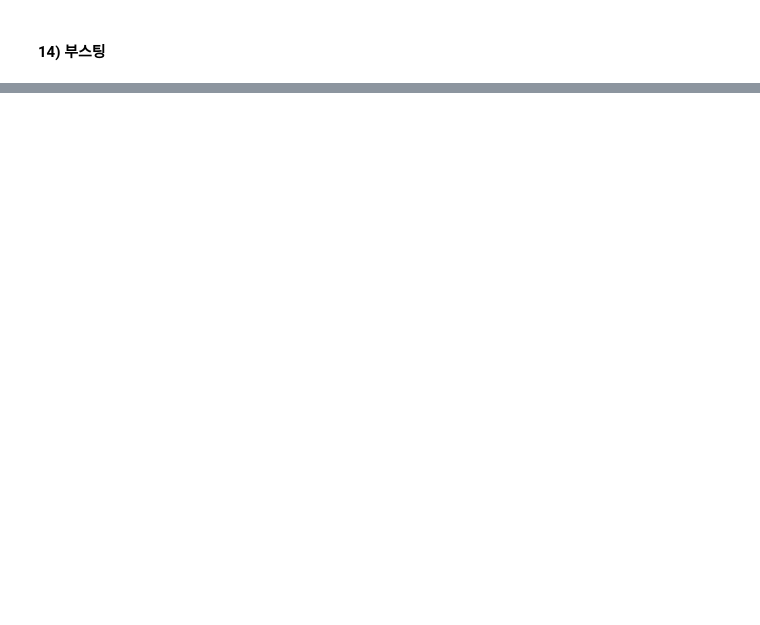
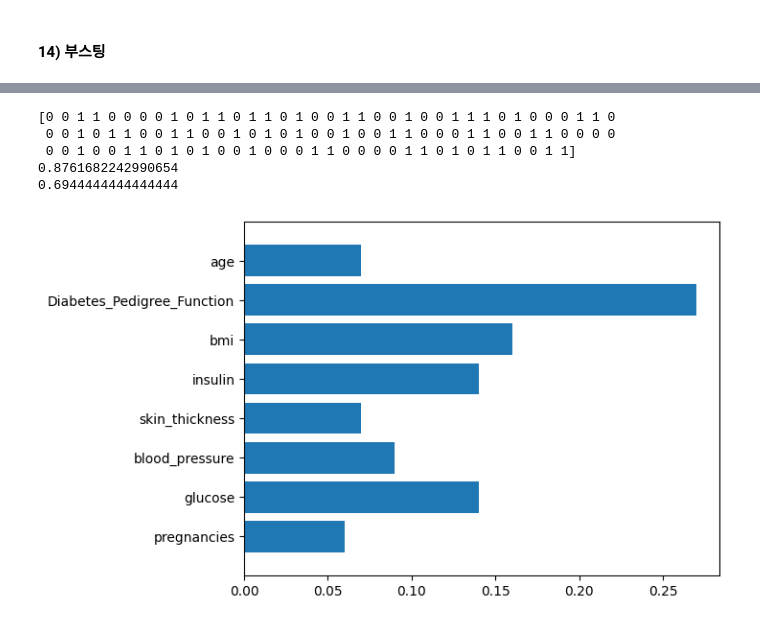
Before and after one commit to manki8908/Class_TJ_c22, a Jupyter notebook: SRC/python-의사결정나무.ipynb, the cells around one changed output, grey strips where cells are left out. Cells and saved outputs as stored; diff of their text form; code cells hidden in the pictures; blank space fills up the shorter version.

```diff
--- a/SRC/python-의사결정나무.ipynb
+++ b/SRC/python-의사결정나무.ipynb
@@ -2073,0 +2194,72 @@ plot_tree(model3)
+# %%
+################################################
+
+X = df_samp[train_cols] # 독립변수
+
+y = df_samp["outcome"]
+
+################################################
+
+from sklearn.model_selection import train_test_split
+
+X_train, X_test, y_train, y_test = train_test_split(X, y, test_size=0.2, stratify=y, random_state=10)
+# %%
+################################################
+
+# base_estimator : 부스트 앙상블이 만들어지는 기본 분류모형,
+
+#  기본값 DecisionTreeClassifier (max_depth = 1)
+
+# n_estimators : 기본값 = 50, 부스팅이 종료되는 최대 추정량(조기 종료)
+
+# learning_rate : 기본값 = 1, 학습진행 속도
+
+#에이다부스트(adaboost) : adaptive boost(적응형 부스트)
+
+#  학습 데이터에 가중치를 주고 분류 모형이 틀리게 예측한 데이터의 가중치를 합한 값을 손실함수로 사용하고
+
+#  손실함수를 최소화하는 모형을 선택하는 알고리즘
+
+from sklearn.ensemble import AdaBoostClassifier
+
+model_ada = AdaBoostClassifier(n_estimators=100, random_state=0)
+
+model_ada.fit(X_train, y_train)
+
+print(model_ada.predict(X_test))
+
+print(model_ada.score(X_train, y_train))
+
+print(model_ada.score(X_test, y_test))
+# %% [output]
+[0 0 1 1 0 0 0 0 1 0 1 1 0 1 1 0 1 0 0 1 1 0 0 1 0 0 1 1 1 0 1 0 0 0 1 1 0
+ 0 0 1 0 1 1 0 0 1 1 0 0 1 0 1 0 1 0 0 1 0 0 1 1 0 0 0 1 1 0 0 1 1 0 0 0 0
+ 0 0 1 0 0 1 1 0 1 0 1 0 0 1 0 0 0 1 1 0 0 0 0 1 1 0 1 0 1 1 0 0 1 1]
+0.8761682242990654
+0.6944444444444444
+# %%
+################################################
+
+#트리를 만드는 결정에 각 특성이 얼마나 중요한지를 평가하는 특성 중요도 적용
+
+#0~1 사이의 값(0 전혀 사용되지 않음 ~ 1 완벽하게 타겟 클래스 예측)
+
+import numpy as np
+
+import matplotlib.pyplot as plt
+
+def plot_tree(model):
+
+    n_features = X.shape[1]
+
+    plt.barh(range(n_features), model.feature_importances_, align='center')
+
+    plt.yticks(np.arange(n_features), train_cols)
+
+    plt.ylim(-1, n_features)
+
+################################################
+
+plot_tree(model_ada)
+# %% [output]
+[figure, added]
```
Also changed, not shown: parts of 37 cells of this notebook.
